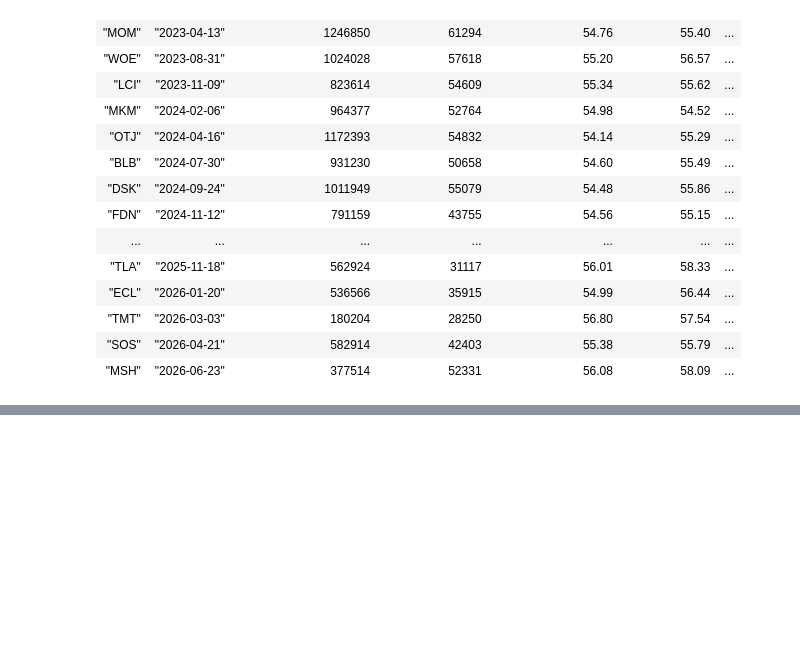
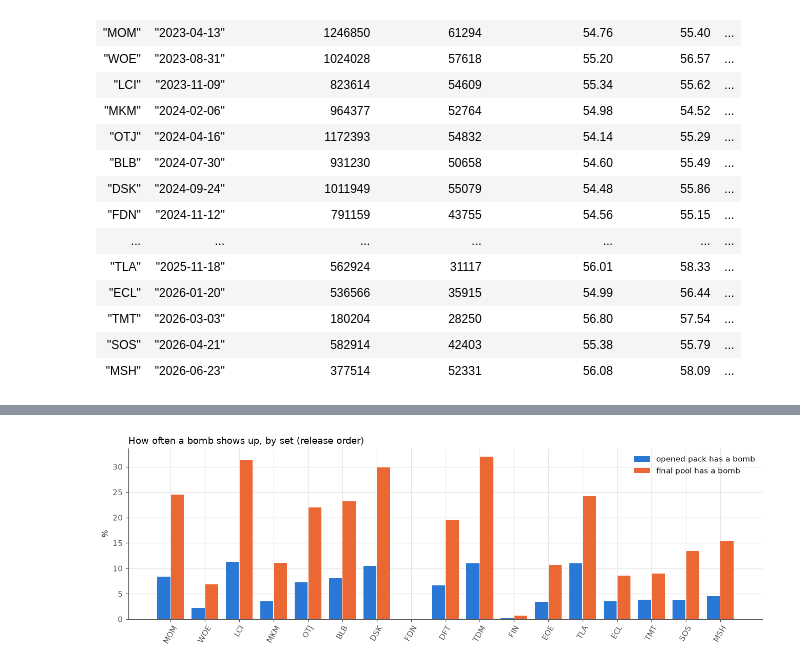
Before and after one commit to zscore/mtg-open-lane, a Jupyter notebook: notebooks/bombs.ipynb, the cells around one changed output, grey strips where cells are left out. Cells and saved outputs as stored; diff of their text form; code cells hidden in the pictures; blank space fills up the shorter version.

```diff
--- a/notebooks/bombs.ipynb
+++ b/notebooks/bombs.ipynb
@@ -384,0 +423,15 @@ s5.sort("draft top5", descending=True)
+# %%
+bombs = r.filter(pl.col("bomb"))
+fences = r.group_by("set").agg((pl.col("med") + FENCE_Z * pl.col("sig")).first().alias("fence"),
+                               pl.len().alias("cards"))
+rows = []
+for s in SETS:
+    b = bombs.filter(pl.col("set") == s).sort("norm_eb", descending=True)
+    rows.append({"set": s, "cards": fences.filter(pl.col("set") == s)["cards"][0],
+                 "fence": fences.filter(pl.col("set") == s)["fence"][0], "bombs": b.height,
+                 **{k[0].upper(): (b["rarity"] == k).sum() for k in RARITIES},
+                 "cards (pp)": ", ".join(f"{n} {v:+.1f}" for n, v in zip(b["name"], b["norm_eb"]))})
+bomb_tbl = pl.DataFrame(rows)
+with pl.Config(fmt_str_lengths=400, tbl_width_chars=600):
+    display(bomb_tbl)
+print("bombs by rarity, all sets:", dict(bombs["rarity"].value_counts().iter_rows()))
@@ -384,0 +468,20 @@ s5.sort("draft top5", descending=True)
+# %%
+def bomb_freq(s):
+    lf = pl.scan_parquet(ROOT / "data" / "parquet" / f"{s}.PremierDraft.parquet")
+    names = set(bombs.filter(pl.col("set") == s)["name"])
+    cols = [f"pack_card_{n}" for n in names if f"pack_card_{n}" in lf.collect_schema().names()]
+    n = lf.group_by("draft_id").len()
+    full = n.filter(pl.col("len") == pl.col("len").mode().first()).select("draft_id")
+    packs = (lf.filter(pl.col("pick_number") == 0)
+             .select(pl.sum_horizontal(cols).alias("b") if cols else pl.lit(0).alias("b")).collect()["b"].to_numpy())
+    pool = (lf.join(full, on="draft_id").group_by("draft_id").agg(pl.col("pick").is_in(list(names)).sum().alias("b"))
+            .collect()["b"].to_numpy())
+    return {"set": s, "bombs": len(names), "P(pack)": (packs > 0).mean(), "per pod": packs.mean() * 24,
+            "P(pool ≥1)": (pool >= 1).mean(), "P(pool ≥2)": (pool >= 2).mean(), "mean in pool": pool.mean(),
+            "drafts": len(pool)}
+
+DRAFT_SETS = [s for s in SETS if (ROOT / "data" / "parquet" / f"{s}.PremierDraft.parquet").exists()]
+freq = pl.DataFrame([bomb_freq(s) for s in DRAFT_SETS])
+freq.write_csv(OUT / "bomb_frequency.csv")
+display(freq)
+print("median over sets:", {k: round(float(freq[k].median()), 3) for k in freq.columns[1:-1]})
@@ -384,0 +509,10 @@ s5.sort("draft top5", descending=True)
+# %%
+fig, ax = plt.subplots(figsize=(12, 4))
+x = np.arange(freq.height)
+ax.bar(x - 0.2, freq["P(pack)"] * 100, width=0.38, color=BLUE, label="opened pack has a bomb")
+ax.bar(x + 0.2, freq["P(pool ≥1)"] * 100, width=0.38, color=ORANGE, label="final pool has a bomb")
+ax.set_xticks(x, freq["set"], rotation=60); ax.set_ylabel("%")
+ax.set_title("How often a bomb shows up, by set (release order)", loc="left"); ax.legend()
+plt.tight_layout(); plt.show()
+# %% [output]
+[figure, added]
```
Also changed, not shown: parts of 31 cells of this notebook, 55 other files.
